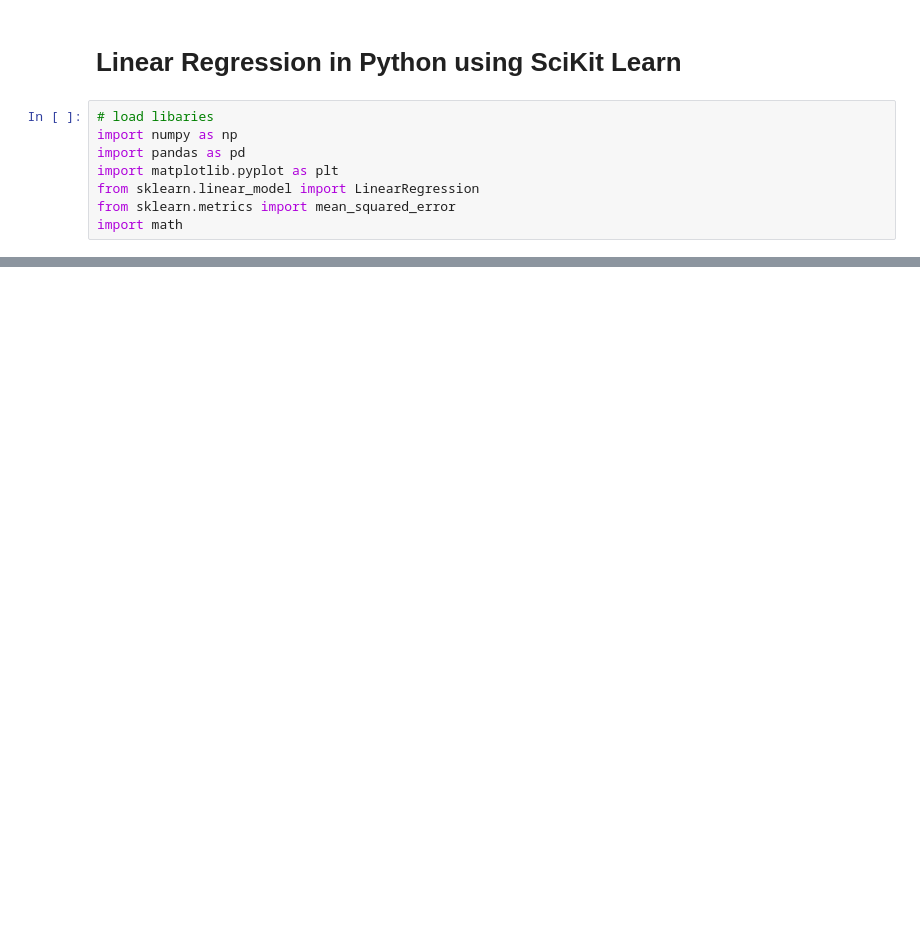
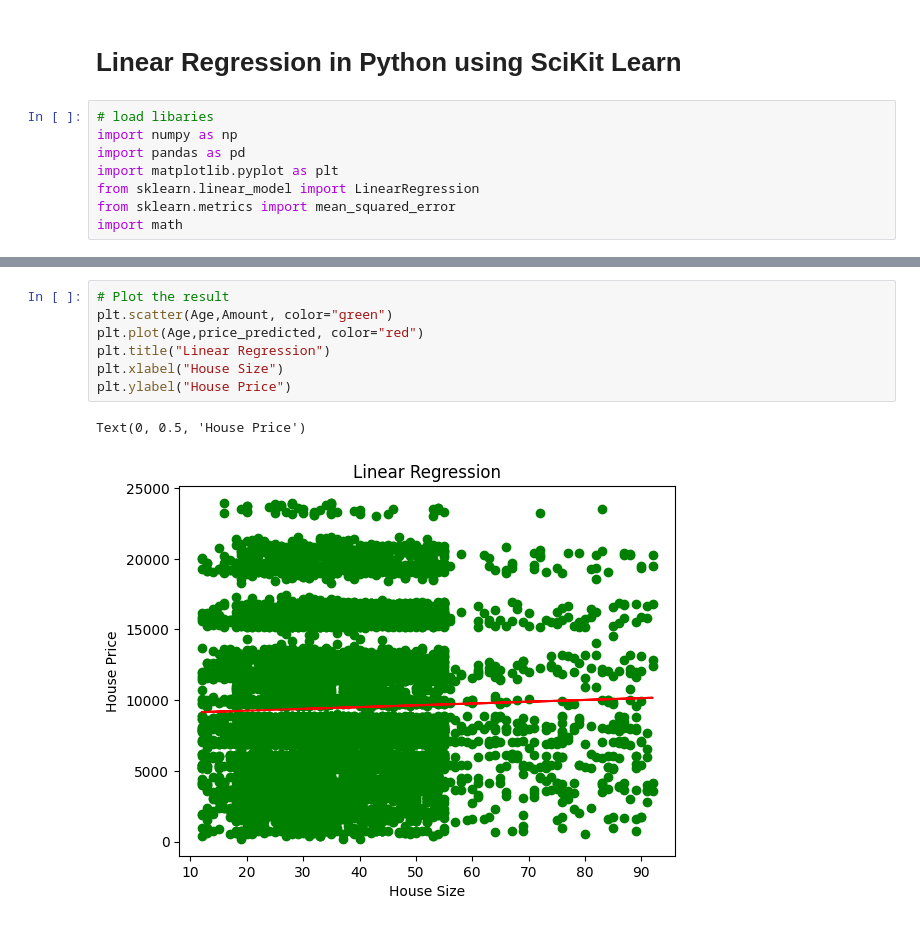
Before and after one commit to ady-31/Workshope, a Jupyter notebook: Linear Regression.ipynb, the cells around one changed output, grey strips where cells are left out. Saved outputs shown, nothing was run; the diff lists cells and outputs as text; blank space fills up the shorter version.

```diff
--- a/Linear Regression.ipynb
+++ b/Linear Regression.ipynb
@@ -44,0 +52,10 @@ Text(0, 0.5, 'House Price')
+# %%
+# Plot the result
+plt.scatter(Age,Amount, color="green")
+plt.plot(Age,price_predicted, color="red")
+plt.title("Linear Regression")
+plt.xlabel("House Size")
+plt.ylabel("House Price")
+# %% [output]
+Text(0, 0.5, 'House Price')
+[figure, added]
```
Also changed, not shown: parts of 7 cells of this notebook, 1 other file.
